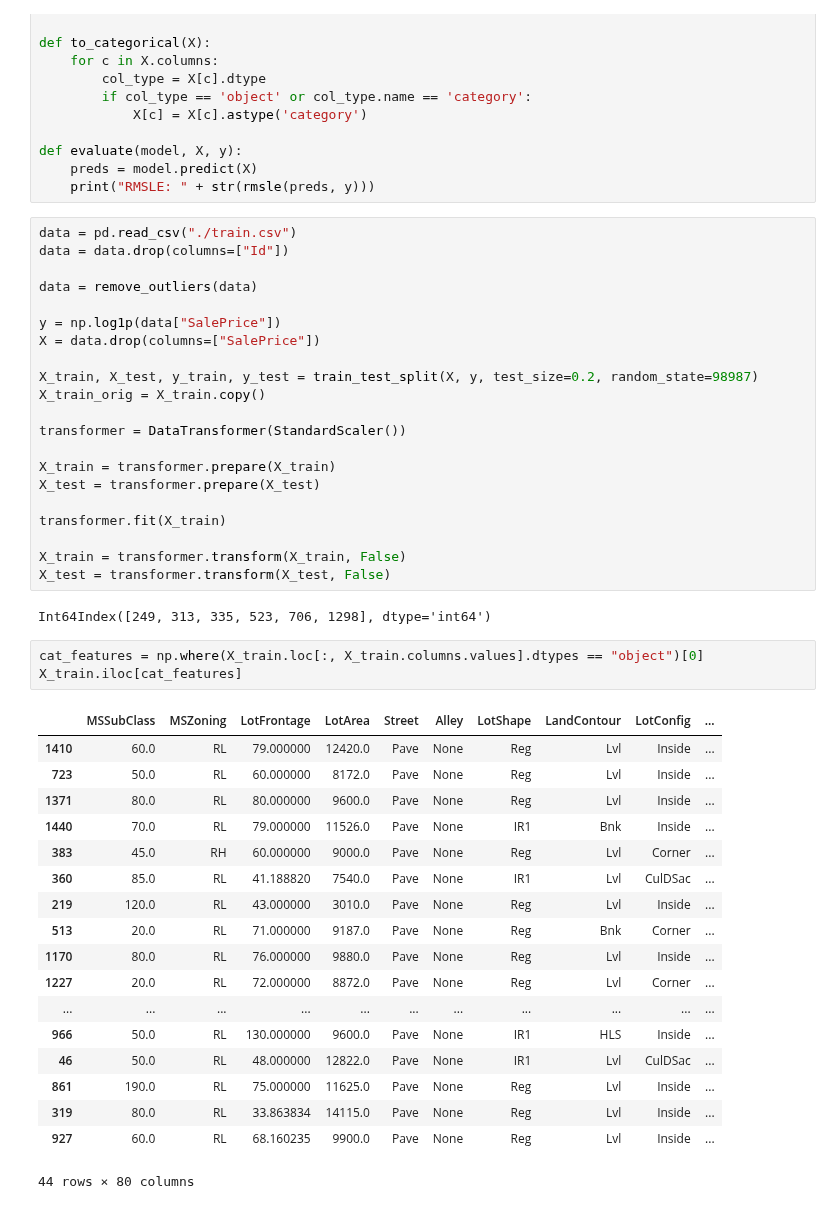
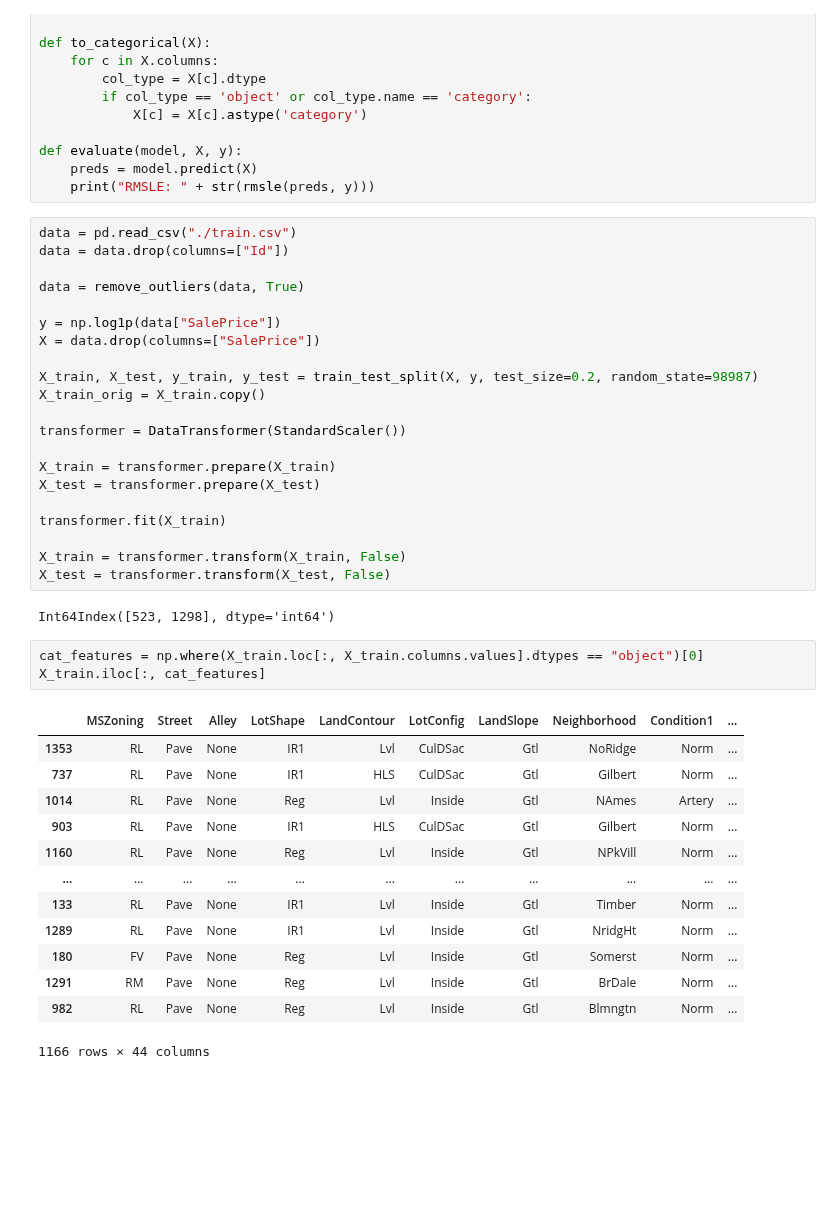
Before and after one commit to Altair200333/ML_tasks, a Jupyter notebook: task4/cats_hyperopt.ipynb, the cells around one changed output. Cells and saved outputs as stored; diff of their text form; blank space fills up the shorter version.

```diff
--- a/task4/cats_hyperopt.ipynb
+++ b/task4/cats_hyperopt.ipynb
@@ -53,7 +50,7 @@ def evaluate(model, X, y):
 data = pd.read_csv("./train.csv")
 data = data.drop(columns=["Id"])
 
-data = remove_outliers(data)
+data = remove_outliers(data, True)
 
 y = np.log1p(data["SalePrice"])
 X = data.drop(columns=["SalePrice"])
@@ -71,29 +68,24 @@ transformer.fit(X_train)
 X_train = transformer.transform(X_train, False)
 X_test = transformer.transform(X_test, False)
 # %% [output]
-Int64Index([249, 313, 335, 523, 706, 1298], dtype='int64')
+Int64Index([523, 1298], dtype='int64')
 # %%
 cat_features = np.where(X_train.loc[:, X_train.columns.values].dtypes == "object")[0]
-X_train.iloc[cat_features]
+X_train.iloc[:, cat_features]
 # %% [output]
-|  | MSSubClass | MSZoning | LotFrontage | LotArea | Street | Alley | LotShape | LandContour | LotConfig | ... |
-| 1410 | 60.0 | RL | 79.000000 | 12420.0 | Pave | None | Reg | Lvl | Inside | ... |
-| 723 | 50.0 | RL | 60.000000 | 8172.0 | Pave | None | Reg | Lvl | Inside | ... |
-| 1371 | 80.0 | RL | 80.000000 | 9600.0 | Pave | None | Reg | Lvl | Inside | ... |
-| 1440 | 70.0 | RL | 79.000000 | 11526.0 | Pave | None | IR1 | Bnk | Inside | ... |
-| 383 | 45.0 | RH | 60.000000 | 9000.0 | Pave | None | Reg | Lvl | Corner | ... |
-| 360 | 85.0 | RL | 41.188820 | 7540.0 | Pave | None | IR1 | Lvl | CulDSac | ... |
-| 219 | 120.0 | RL | 43.000000 | 3010.0 | Pave | None | Reg | Lvl | Inside | ... |
-| 513 | 20.0 | RL | 71.000000 | 9187.0 | Pave | None | Reg | Bnk | Corner | ... |
-| 1170 | 80.0 | RL | 76.000000 | 9880.0 | Pave | None | Reg | Lvl | Inside | ... |
-| 1227 | 20.0 | RL | 72.000000 | 8872.0 | Pave | None | Reg | Lvl | Corner | ... |
+|  | MSZoning | Street | Alley | LotShape | LandContour | LotConfig | LandSlope | Neighborhood | Condition1 | ... |
+| 1353 | RL | Pave | None | IR1 | Lvl | CulDSac | Gtl | NoRidge | Norm | ... |
+| 737 | RL | Pave | None | IR1 | HLS | CulDSac | Gtl | Gilbert | Norm | ... |
+| 1014 | RL | Pave | None | Reg | Lvl | Inside | Gtl | NAmes | Artery | ... |
+| 903 | RL | Pave | None | IR1 | HLS | CulDSac | Gtl | Gilbert | Norm | ... |
+| 1160 | RL | Pave | None | Reg | Lvl | Inside | Gtl | NPkVill | Norm | ... |
 | ... | ... | ... | ... | ... | ... | ... | ... | ... | ... | ... |
-| 966 | 50.0 | RL | 130.000000 | 9600.0 | Pave | None | IR1 | HLS | Inside | ... |
-| 46 | 50.0 | RL | 48.000000 | 12822.0 | Pave | None | IR1 | Lvl | CulDSac | ... |
-| 861 | 190.0 | RL | 75.000000 | 11625.0 | Pave | None | Reg | Lvl | Inside | ... |
-| 319 | 80.0 | RL | 33.863834 | 14115.0 | Pave | None | Reg | Lvl | Inside | ... |
-| 927 | 60.0 | RL | 68.160235 | 9900.0 | Pave | None | Reg | Lvl | Inside | ... |
+| 133 | RL | Pave | None | IR1 | Lvl | Inside | Gtl | Timber | Norm | ... |
+| 1289 | RL | Pave | None | IR1 | Lvl | Inside | Gtl | NridgHt | Norm | ... |
+| 180 | FV | Pave | None | Reg | Lvl | Inside | Gtl | Somerst | Norm | ... |
+| 1291 | RM | Pave | None | Reg | Lvl | Inside | Gtl | BrDale | Norm | ... |
+| 982 | RL | Pave | None | Reg | Lvl | Inside | Gtl | Blmngtn | Norm | ... |
-44 rows × 80 columns
+1166 rows × 44 columns
 # %%
 train_pool = Pool(X_train, y_train, cat_features=cat_features)
 dev_pool = Pool(X_test, y_test, cat_features=cat_features)
```
Also changed, not shown: parts of 8 cells of this notebook, 11 other files.
